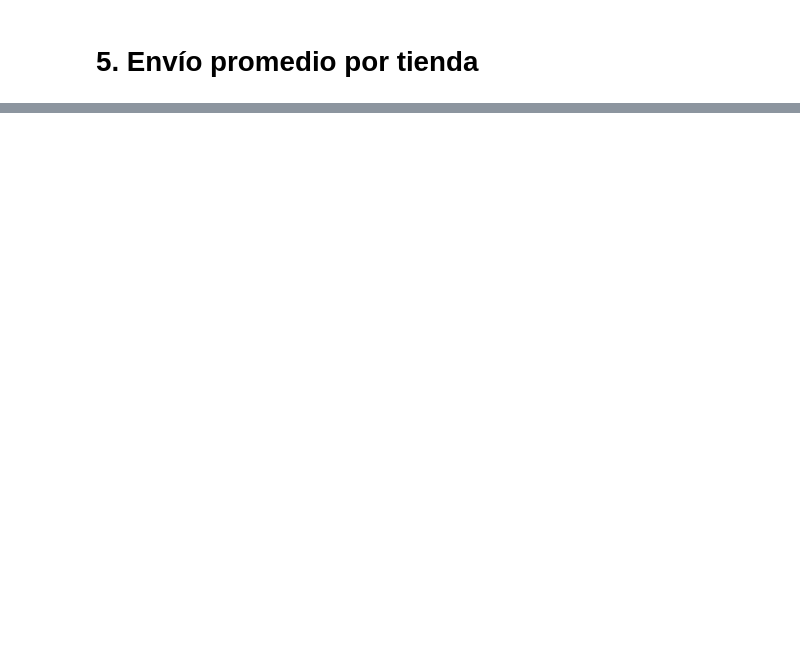
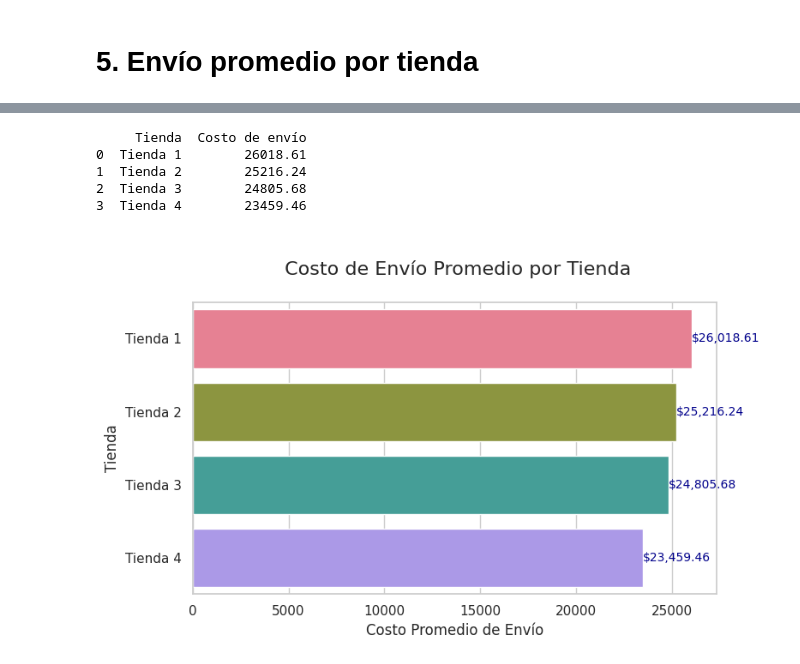
Before and after one commit to aleksripe-prog/DataScienceChallengeAluraStore, a Jupyter notebook: AluraStoreLatam.ipynb, the cells around one changed output, grey strips where cells are left out. Cells and saved outputs as stored; diff of their text form; code cells hidden in the pictures; blank space fills up the shorter version.

```diff
--- a/AluraStoreLatam.ipynb
+++ b/AluraStoreLatam.ipynb
@@ -120,0 +436,58 @@ Drive already mounted at /content/drive; to attempt to forcibly remount, call dr
+# %%
+
+
+# Mostramos las primeras columnas del DataFrame para identificar el nombre exacto de la columna de envío
+#print(df_total.columns)
+
+# Agrupamos por tienda y calculamos el promedio
+costo_envio_promedio = df_total.groupby("Tienda")["Costo de envío"].mean().reset_index()
+
+# Redondeamos a 2 decimales para mejorar la presentación
+costo_envio_promedio["Costo de envío"] = costo_envio_promedio["Costo de envío"].round(2)
+
+# Mostramos la tabla
+print(costo_envio_promedio)
+
+# Visualización con gráfico de barras:
+import seaborn as sns
+import matplotlib.pyplot as plt
+
+# Estilo
+sns.set(style="whitegrid")
+
+# Crear el gráfico
+plt.figure(figsize=(8, 5))
+barplot = sns.barplot(
+    data=costo_envio_promedio,
+    x="Costo de envío",
+    y="Tienda",
+    hue="Tienda",  # necesario para usar 'palette' sin warning
+    palette=sns.color_palette("husl", 4),
+    dodge=False,
+    legend=False  # no mostrar leyenda duplicada
+)
+
+# Añadir etiquetas con los valores sobre las barras
+for index, row in costo_envio_promedio.iterrows():
+    plt.text(
+        row["Costo de envío"] + 0.1,  # posición horizontal
+        index,                        # posición vertical
+        f"${row['Costo de envío']:,.2f}",  # Separador de miles
+        va='center',
+        fontsize=10,
+        color='darkblue'
+    )
+
+# Título y ejes
+plt.title("\n Costo de Envío Promedio por Tienda\n ", fontsize=16)
+plt.xlabel("Costo Promedio de Envío")
+plt.ylabel("Tienda")
+plt.tight_layout()
+plt.show()
+# %% [output]
+     Tienda  Costo de envío
+0  Tienda 1        26018.61
+1  Tienda 2        25216.24
+2  Tienda 3        24805.68
+3  Tienda 4        23459.46
+[figure, added]
```
Also changed, not shown: parts of 12 cells of this notebook.
